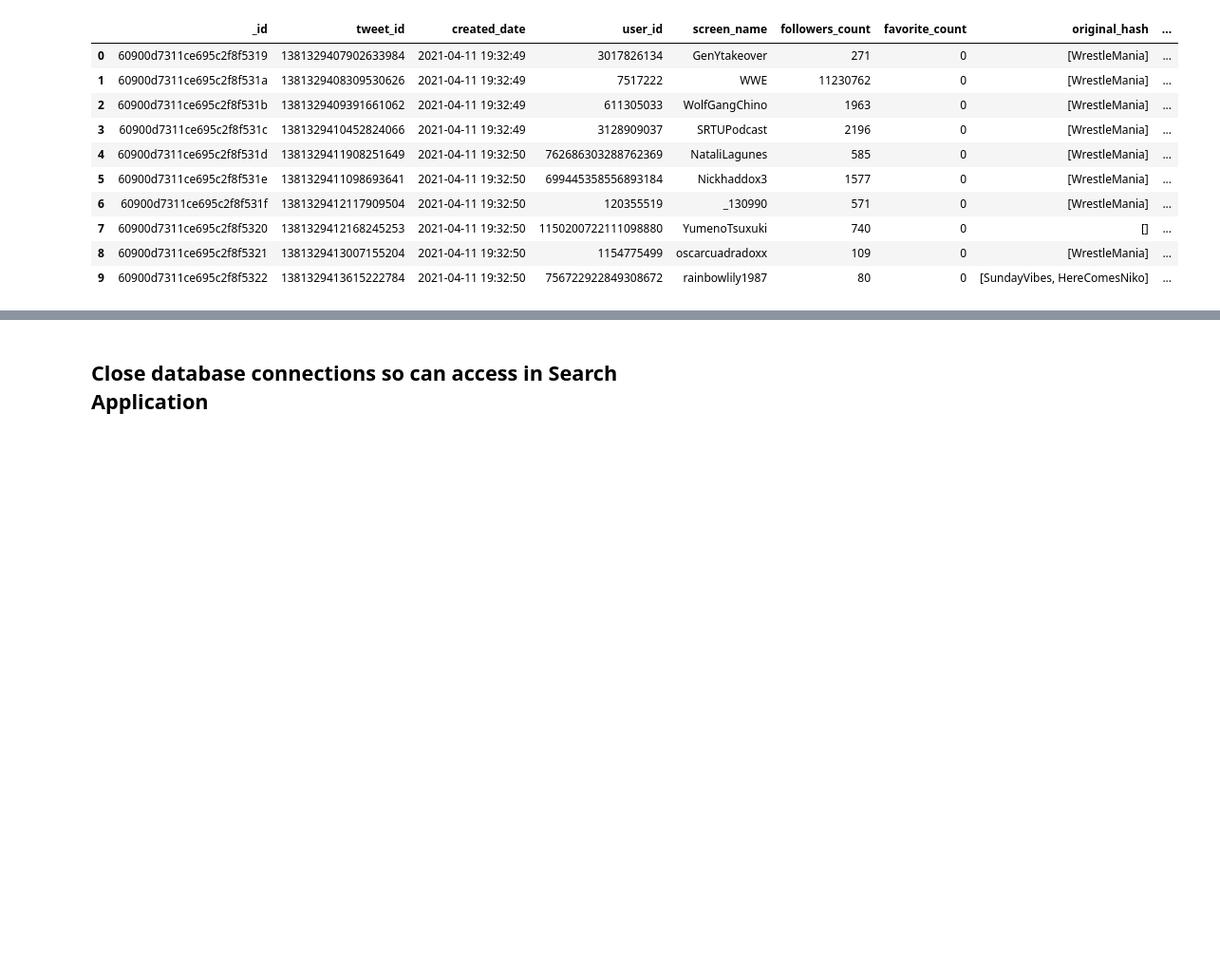
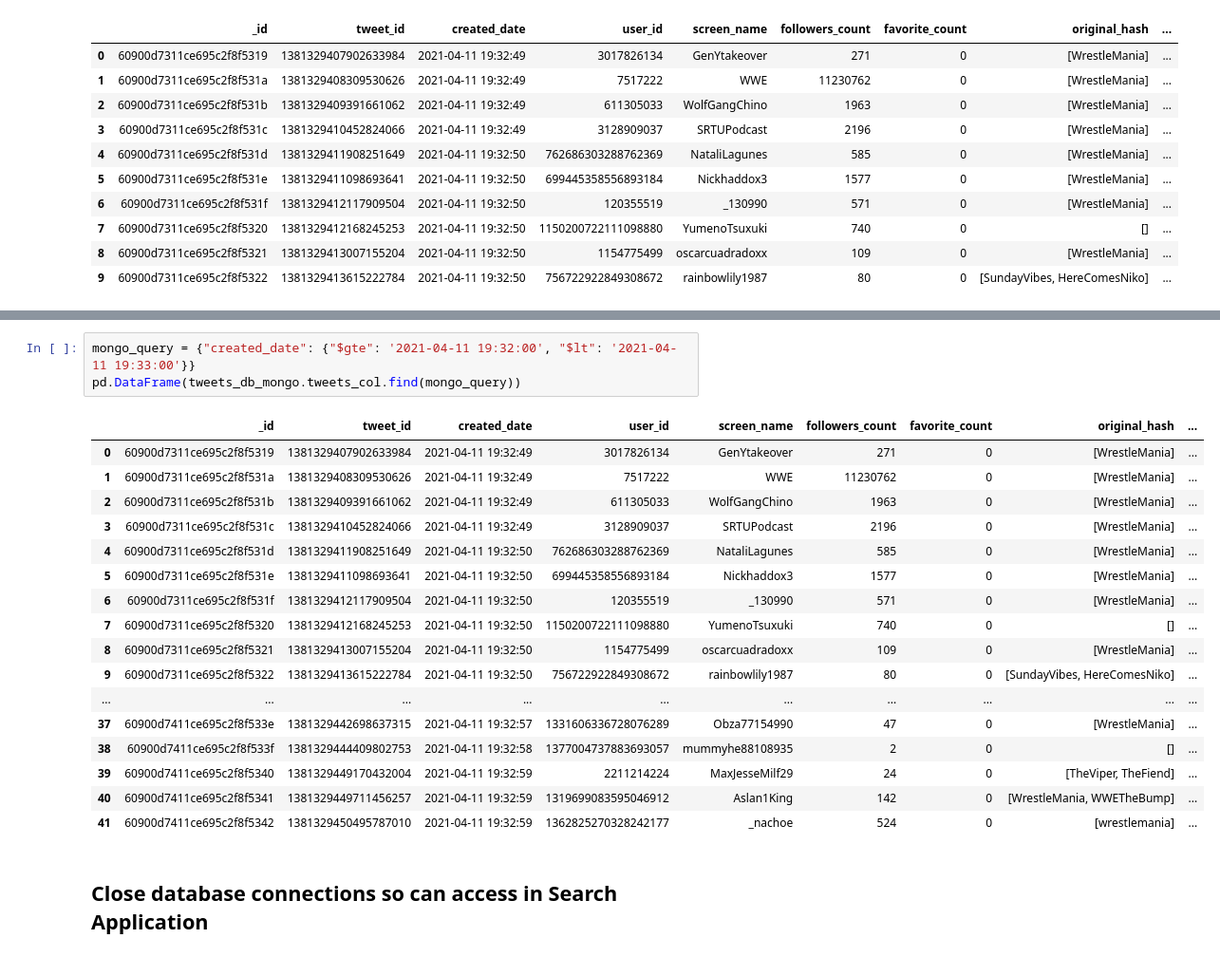
Before and after one commit to yanbronshtein/DataManagementFinalProject_Repo, a Jupyter notebook: group6_twitter_proj.ipynb, the cells around one changed output, grey strips where cells are left out. Shown at 95% size. Drawn from its saved outputs; the diff is of its cells as text; blank space fills up the shorter version.

```diff
--- a/group6_twitter_proj.ipynb
+++ b/group6_twitter_proj.ipynb
@@ -291,3 +306,24 @@ pd.DataFrame(tweets_db_mongo.tweets_col.find({}).limit(10))
+# %%
+mongo_query = {"created_date": {"$gte": '2021-04-11 19:32:00', "$lt": '2021-04-11 19:33:00'}}
+pd.DataFrame(tweets_db_mongo.tweets_col.find(mongo_query))
+# %% [output]
+|  | _id | tweet_id | created_date | user_id | screen_name | followers_count | favorite_count | original_hash | ... |
+| 0 | 60900d7311ce695c2f8f5319 | 1381329407902633984 | 2021-04-11 19:32:49 | 3017826134 | GenYtakeover | 271 | 0 | [WrestleMania] | ... |
+| 1 | 60900d7311ce695c2f8f531a | 1381329408309530626 | 2021-04-11 19:32:49 | 7517222 | WWE | 11230762 | 0 | [WrestleMania] | ... |
+| 2 | 60900d7311ce695c2f8f531b | 1381329409391661062 | 2021-04-11 19:32:49 | 611305033 | WolfGangChino | 1963 | 0 | [WrestleMania] | ... |
+| 3 | 60900d7311ce695c2f8f531c | 1381329410452824066 | 2021-04-11 19:32:49 | 3128909037 | SRTUPodcast | 2196 | 0 | [WrestleMania] | ... |
+| 4 | 60900d7311ce695c2f8f531d | 1381329411908251649 | 2021-04-11 19:32:50 | 762686303288762369 | NataliLagunes | 585 | 0 | [WrestleMania] | ... |
+| 5 | 60900d7311ce695c2f8f531e | 1381329411098693641 | 2021-04-11 19:32:50 | 699445358556893184 | Nickhaddox3 | 1577 | 0 | [WrestleMania] | ... |
+| 6 | 60900d7311ce695c2f8f531f | 1381329412117909504 | 2021-04-11 19:32:50 | 120355519 | _130990 | 571 | 0 | [WrestleMania] | ... |
+| 7 | 60900d7311ce695c2f8f5320 | 1381329412168245253 | 2021-04-11 19:32:50 | 1150200722111098880 | YumenoTsuxuki | 740 | 0 | [] | ... |
+| 8 | 60900d7311ce695c2f8f5321 | 1381329413007155204 | 2021-04-11 19:32:50 | 1154775499 | oscarcuadradoxx | 109 | 0 | [WrestleMania] | ... |
+| 9 | 60900d7311ce695c2f8f5322 | 1381329413615222784 | 2021-04-11 19:32:50 | 756722922849308672 | rainbowlily1987 | 80 | 0 | [SundayVibes, HereComesNiko] | ... |
+| ... | ... | ... | ... | ... | ... | ... | ... | ... | ... |
+| 37 | 60900d7411ce695c2f8f533e | 1381329442698637315 | 2021-04-11 19:32:57 | 1331606336728076289 | Obza77154990 | 47 | 0 | [WrestleMania] | ... |
+| 38 | 60900d7411ce695c2f8f533f | 1381329444409802753 | 2021-04-11 19:32:58 | 1377004737883693057 | mummyhe88108935 | 2 | 0 | [] | ... |
+| 39 | 60900d7411ce695c2f8f5340 | 1381329449170432004 | 2021-04-11 19:32:59 | 2211214224 | MaxJesseMilf29 | 24 | 0 | [TheViper, TheFiend] | ... |
+| 40 | 60900d7411ce695c2f8f5341 | 1381329449711456257 | 2021-04-11 19:32:59 | 1319699083595046912 | Aslan1King | 142 | 0 | [WrestleMania, WWETheBump] | ... |
+| 41 | 60900d7411ce695c2f8f5342 | 1381329450495787010 | 2021-04-11 19:32:59 | 1362825270328242177 | _nachoe | 524 | 0 | [wrestlemania] | ... |
 # %% [markdown]
 ## Close database connections so can access in Search Application
 # %%
```
Also changed, not shown: parts of 1 cell of this notebook, 2 other files.
